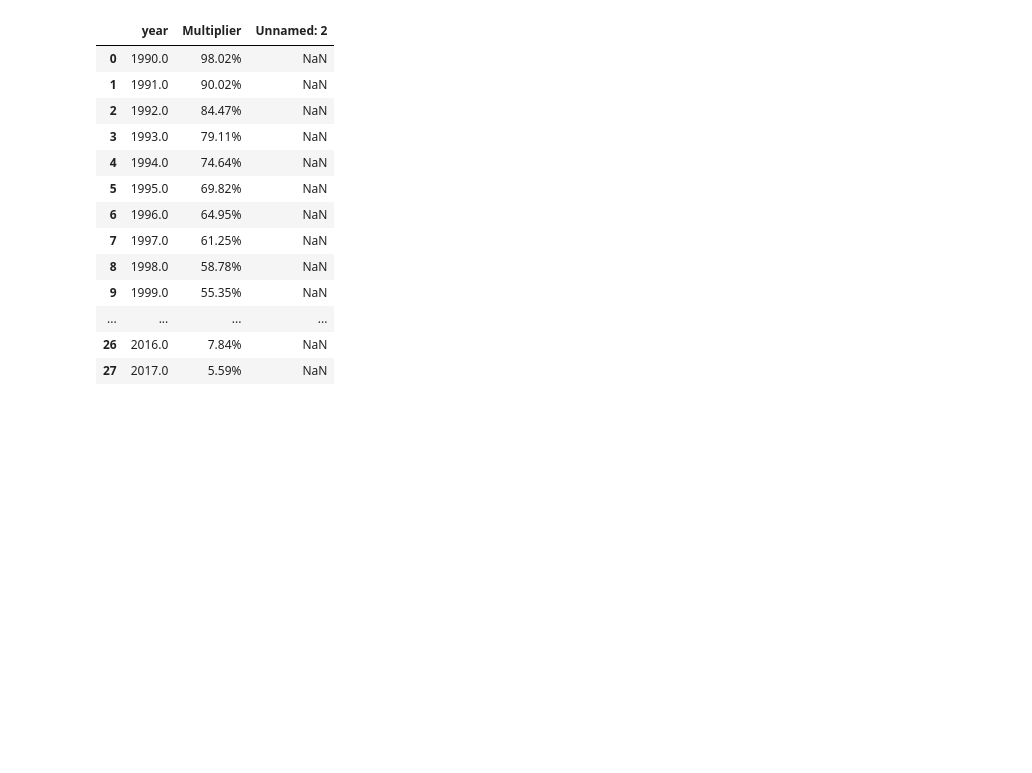
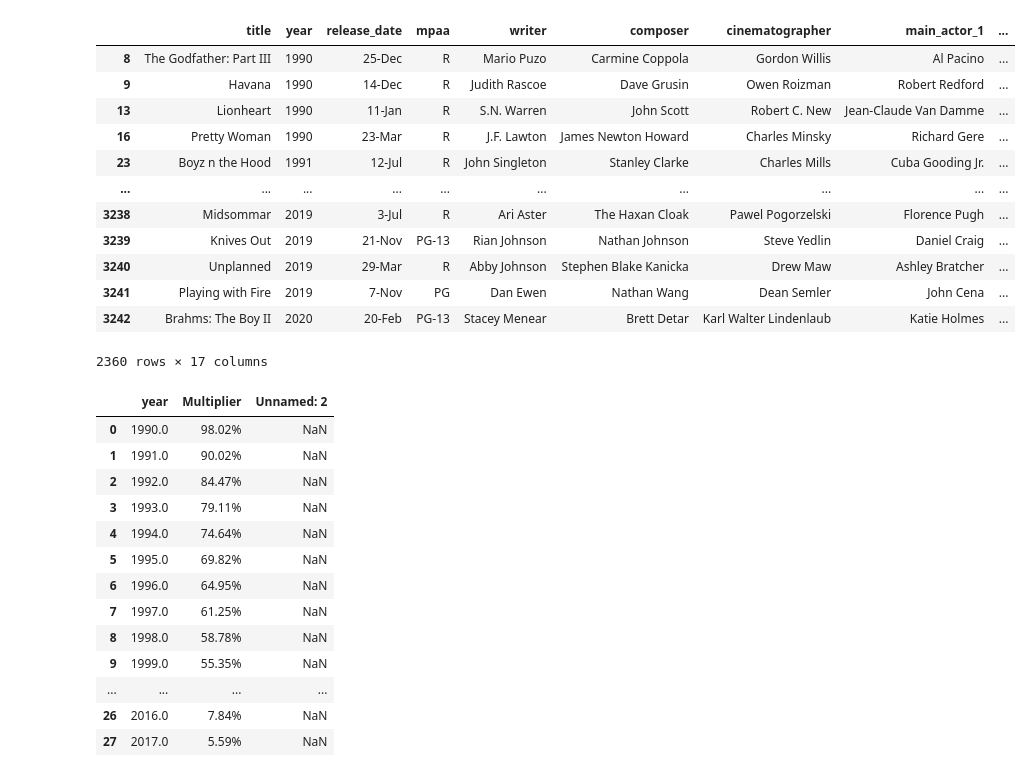
Before and after one commit to annammelnik/Project_1, a Jupyter notebook: revenue/Untitled.ipynb, the cells around one changed output. Saved outputs shown, nothing was run; the diff lists cells and outputs as text; code cells hidden in the pictures; blank space fills up the shorter version.

```diff
--- a/revenue/Untitled.ipynb
+++ b/revenue/Untitled.ipynb
@@ -20,0 +27,3 @@ raw_data.head()
+# %%
+clean_data = raw_data[['title', 'year', 'release_date', 'mpaa', 'writer', 'composer', 'cinematographer', 'main_actor_1', 'main_actor_2', 'main_actor_3', 'main_actor_4', 'budget','domestic', 'international', 'worldwide', 'genre_1', 'genre_2']]
+clean_data.head()
@@ -21,3 +37,20 @@ raw_data.head()
+# %%
+movie_data = clean_data.dropna()
+movie_data
+# %% [output]
+|  | title | year | release_date | mpaa | writer | composer | cinematographer | main_actor_1 | ... |
+| 8 | The Godfather: Part III | 1990 | 25-Dec | R | Mario Puzo | Carmine Coppola | Gordon Willis | Al Pacino | ... |
+| 9 | Havana | 1990 | 14-Dec | R | Judith Rascoe | Dave Grusin | Owen Roizman | Robert Redford | ... |
+| 13 | Lionheart | 1990 | 11-Jan | R | S.N. Warren | John Scott | Robert C. New | Jean-Claude Van Damme | ... |
+| 16 | Pretty Woman | 1990 | 23-Mar | R | J.F. Lawton | James Newton Howard | Charles Minsky | Richard Gere | ... |
+| 23 | Boyz n the Hood | 1991 | 12-Jul | R | John Singleton | Stanley Clarke | Charles Mills | Cuba Gooding Jr. | ... |
+| ... | ... | ... | ... | ... | ... | ... | ... | ... | ... |
+| 3238 | Midsommar | 2019 | 3-Jul | R | Ari Aster | The Haxan Cloak | Pawel Pogorzelski | Florence Pugh | ... |
+| 3239 | Knives Out | 2019 | 21-Nov | PG-13 | Rian Johnson | Nathan Johnson | Steve Yedlin | Daniel Craig | ... |
+| 3240 | Unplanned | 2019 | 29-Mar | R | Abby Johnson | Stephen Blake Kanicka | Drew Maw | Ashley Bratcher | ... |
+| 3241 | Playing with Fire | 2019 | 7-Nov | PG | Dan Ewen | Nathan Wang | Dean Semler | John Cena | ... |
+| 3242 | Brahms: The Boy II | 2020 | 20-Feb | PG-13 | Stacey Menear | Brett Detar | Karl Walter Lindenlaub | Katie Holmes | ... |
+2360 rows × 17 columns
 # %%
 inflation_mult = pd.read_csv(inflation)
 inflation_mult
```
Also changed, not shown: parts of 3 cells of this notebook, 3 other files.
